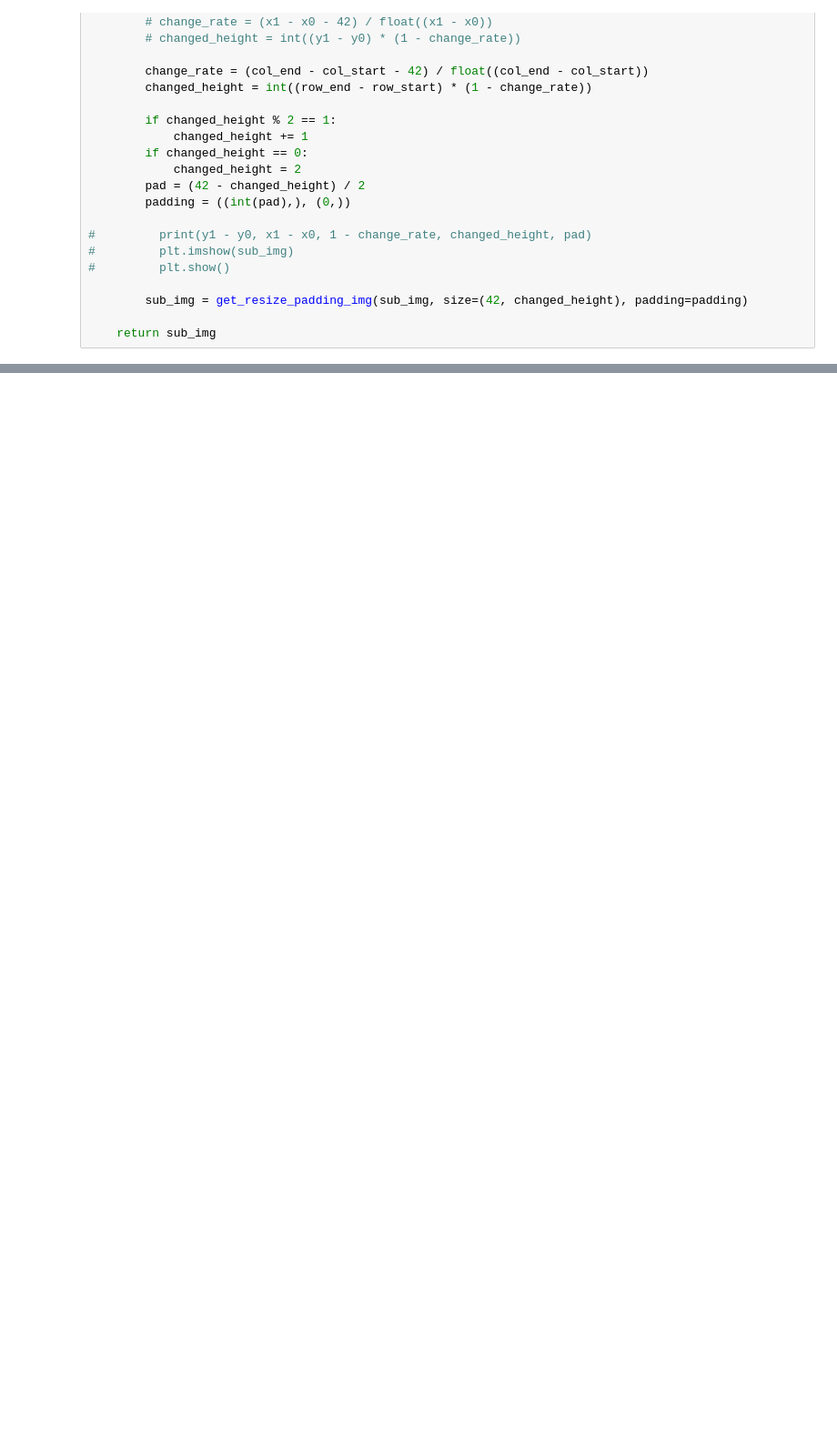
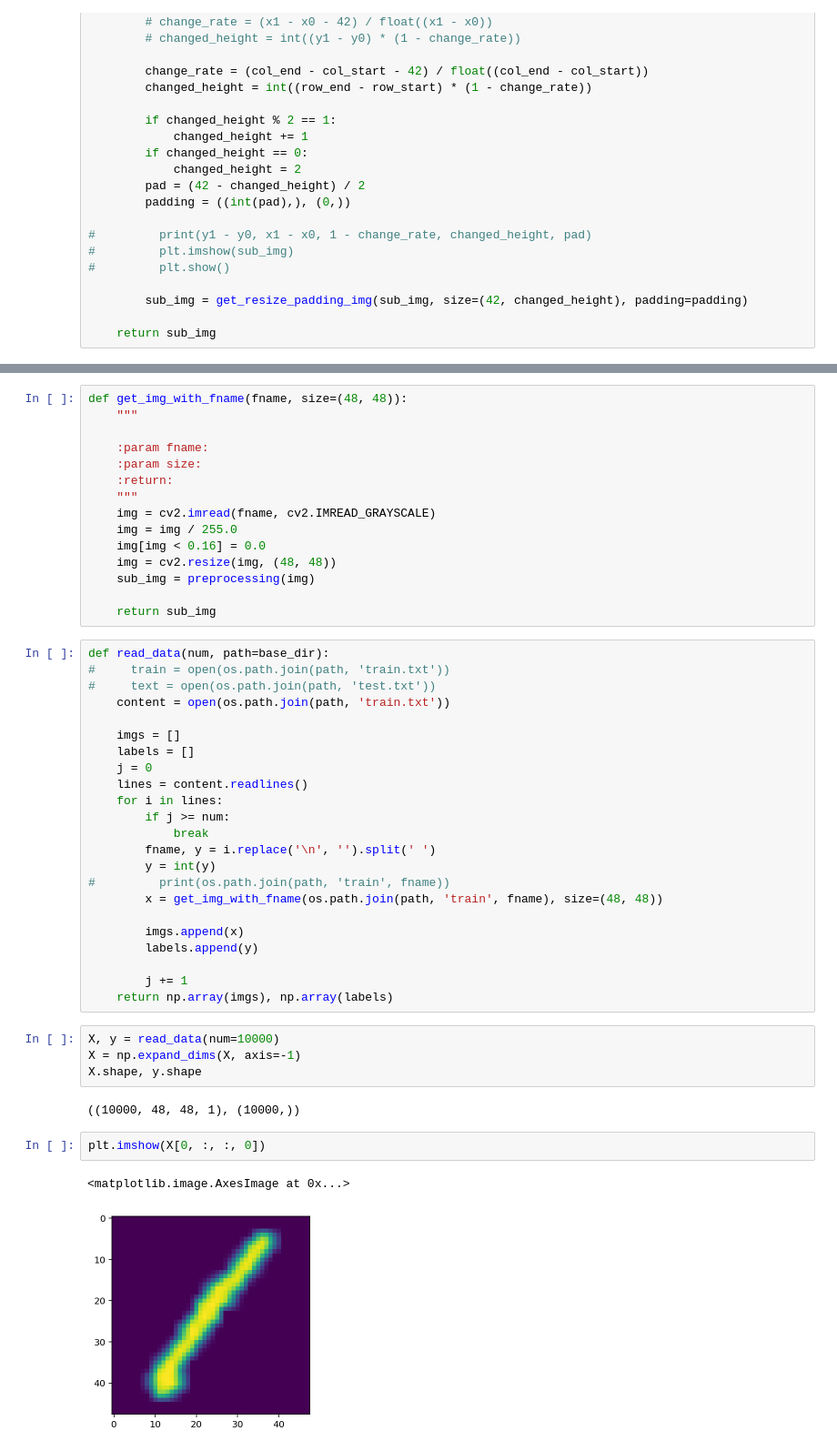
Before and after one commit to lianxiaolei/num-recognition-http, a Jupyter notebook: notebook/answer_card_studentnum.ipynb, the cells around one changed output, grey strips where cells are left out. Shown at 91% size. Drawn from its saved outputs; the diff is of its cells as text; blank space fills up the shorter version.

```diff
--- a/notebook/answer_card_studentnum.ipynb
+++ b/notebook/answer_card_studentnum.ipynb
@@ -467,0 +345,49 @@ Text(0.5,1,'decoded img')
+# %%
+def get_img_with_fname(fname, size=(48, 48)):
+    """
+
+    :param fname:
+    :param size:
+    :return:
+    """
+    img = cv2.imread(fname, cv2.IMREAD_GRAYSCALE)
+    img = img / 255.0
+    img[img < 0.16] = 0.0
+    img = cv2.resize(img, (48, 48))
+    sub_img = preprocessing(img)
+
+    return sub_img
+# %%
+def read_data(num, path=base_dir):
+#     train = open(os.path.join(path, 'train.txt'))
+#     text = open(os.path.join(path, 'test.txt'))
+    content = open(os.path.join(path, 'train.txt'))
+
+    imgs = []
+    labels = []
+    j = 0
+    lines = content.readlines()
+    for i in lines:
+        if j >= num:
+            break
+        fname, y = i.replace('\n', '').split(' ')
+        y = int(y)
+#         print(os.path.join(path, 'train', fname))
+        x = get_img_with_fname(os.path.join(path, 'train', fname), size=(48, 48))
+
+        imgs.append(x)
+        labels.append(y)
+
+        j += 1
+    return np.array(imgs), np.array(labels)
+# %%
+X, y = read_data(num=10000)
+X = np.expand_dims(X, axis=-1)
+X.shape, y.shape
+# %% [output]
+((10000, 48, 48, 1), (10000,))
+# %%
+plt.imshow(X[0, :, :, 0])
+# %% [output]
+<matplotlib.image.AxesImage at 0x...>
+[figure, added]
```
Also changed, not shown: parts of 23 cells of this notebook, 6 other files.
